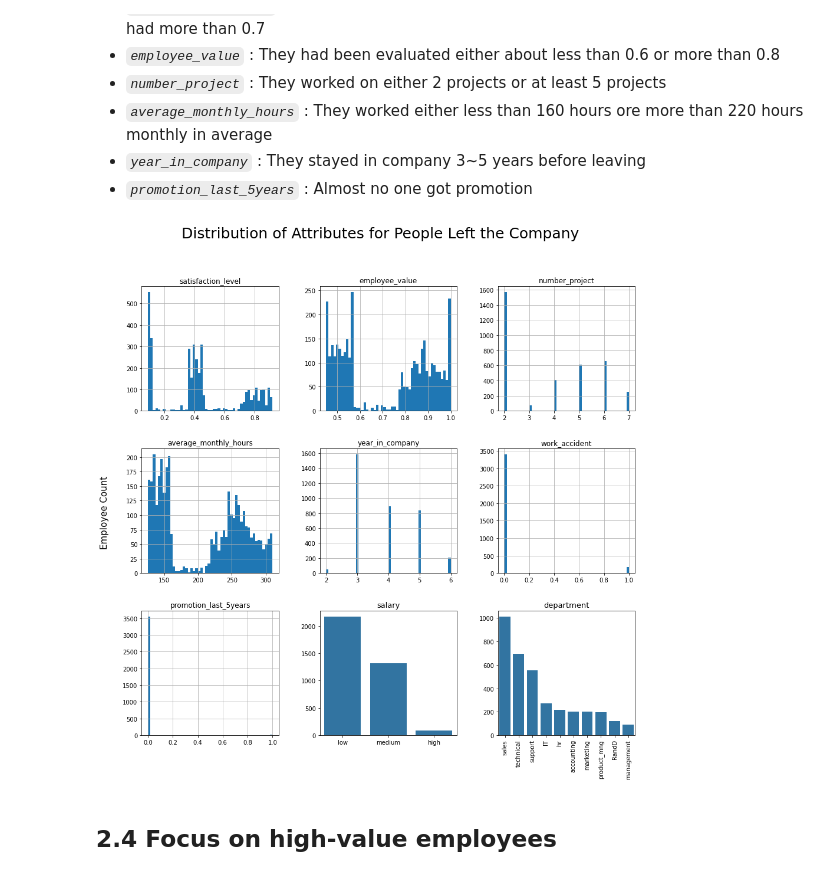
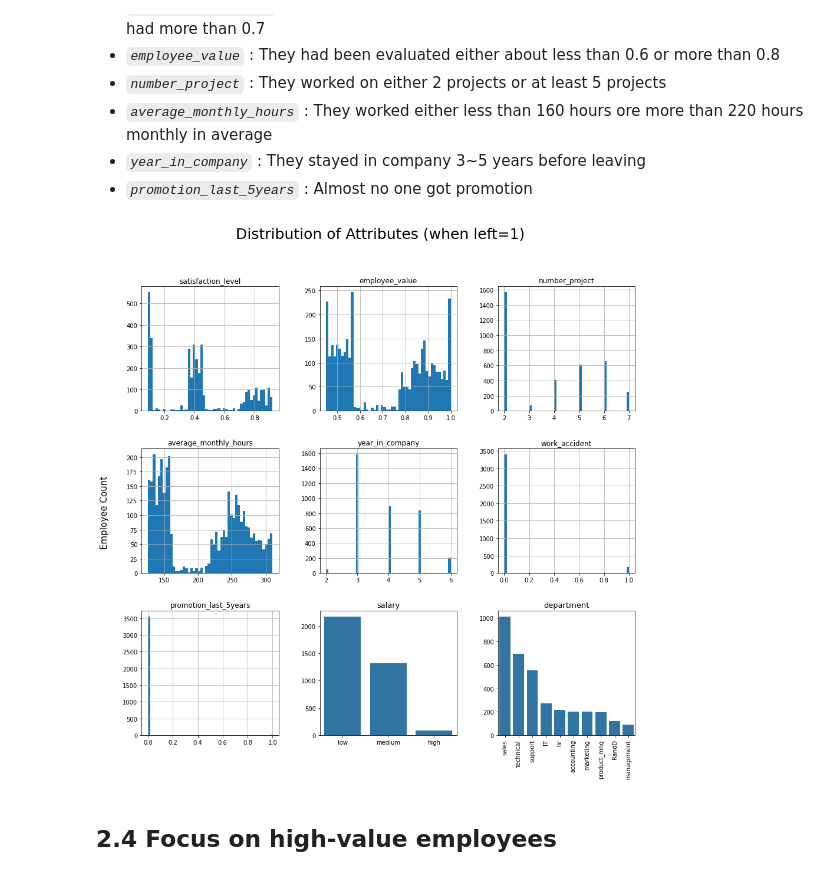
Before and after one commit to YongHHuang/employee_attrition_rate, a Jupyter notebook: hr_data_analytics.ipynb, the cells around one changed output. Saved outputs shown, nothing was run; the diff lists cells and outputs as text; code cells hidden in the pictures.

```diff
--- a/hr_data_analytics.ipynb
+++ b/hr_data_analytics.ipynb
@@ -381,35 +382,35 @@ def plot_countplot(ax, col):
     Plot the countplot of a left_df column in descending order
 
     Parameters
     ----------
     ax : matplotlib.axes._subplots.AxesSubplot
         The matplotlib plot
     col : str
         The column name of left_df
     """
     order = left_df[col].value_counts().sort_values(ascending=False).index
     sns.countplot(left_df[col], order=order, color='#1f77b4')
     ax.xaxis.label.set_size(13)
     ax.xaxis.labelpad = 6
     ax.xaxis.set_label_position("top")
     ax.set_ylabel('')
 
 
 # add a subplot of salary countplot
 ax = fig.add_subplot(3,3,8)
 plot_countplot(ax, 'salary')
 
 # add a subplot of department countplot
 ax = fig.add_subplot(3,3,9)
 plot_countplot(ax, 'department')
 plt.xticks(rotation=90)
 
 
-fig.suptitle('Distribution of Attributes for People Left the Company', size=25)
+fig.suptitle('Distribution of Attributes (when left=1)', size=25)
 fig.supylabel('Employee Count', size=15, x=0.06)
 fig.show()
 # %% [output]
-[figure, old version]
+[figure, new version]
 # %% [markdown]
 ## 2.4 Focus on high-value employees
 # %% [markdown]
```
Also changed, not shown: parts of 10 cells of this notebook.
